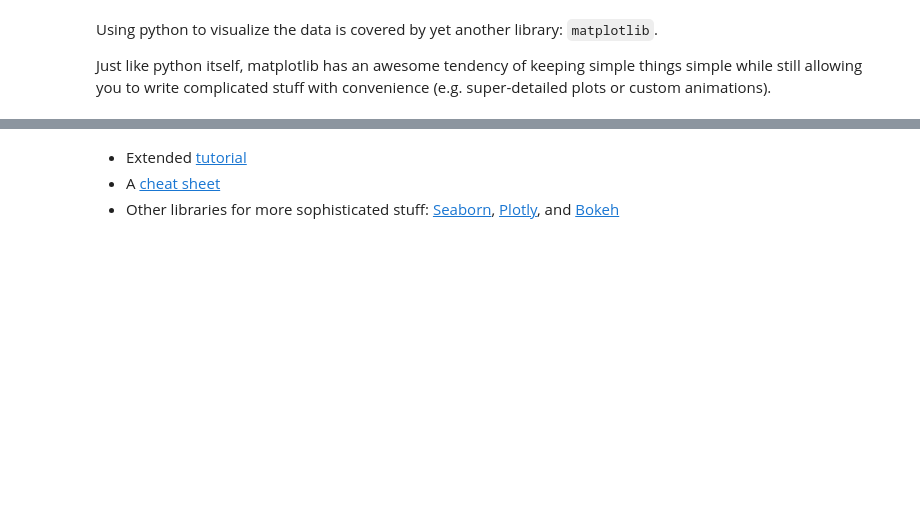
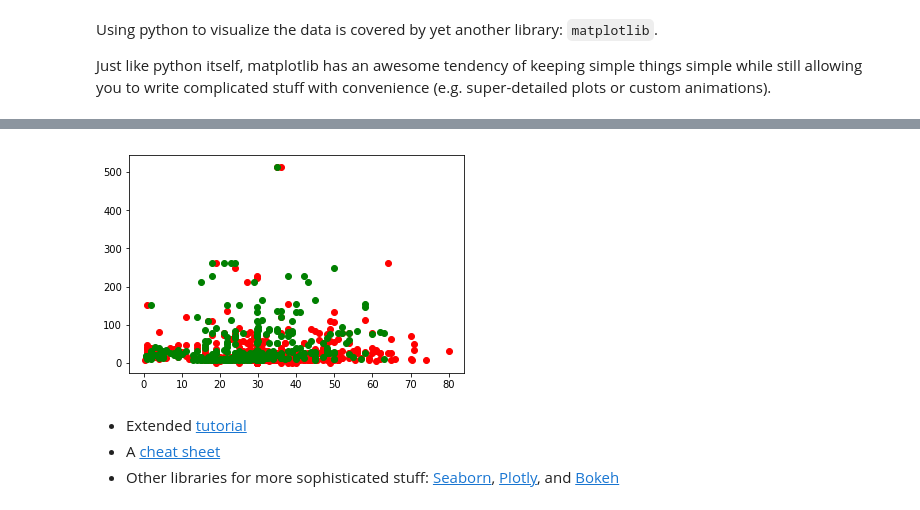
Before and after one commit to HSE-LAMBDA/MLatMIPS-2020, a Jupyter notebook: Introduction/02-Libraries.ipynb, the cells around one changed output, grey strips where cells are left out. Cells and saved outputs as stored; diff of their text form; code cells hidden in the pictures; blank space fills up the shorter version.

```diff
--- a/Introduction/02-Libraries.ipynb
+++ b/Introduction/02-Libraries.ipynb
@@ -453,9 +785,13 @@ plt.hist([0,1,1,1,2,2,3,3,3,3,3,4,4,5,5,5,6,7,7,8,9,10], bins=5);
 # %%
 # make a scatter plot of passenger age vs ticket fare
-
-<YOUR CODE>
+m_data = data[data["Sex"] == "male"]
+f_data = data[data["Sex"] == "female"]
+plt.scatter(m_data["Age"], m_data["Fare"], c='r')
+plt.scatter(f_data["Age"], f_data["Fare"], c='g');
 
 # kudos if you add separate colors for men and women
+# %% [output]
+[figure, added]
 # %% [markdown]
 * Extended [tutorial](https://matplotlib.org/2.0.2/users/pyplot_tutorial.html)
 * A [cheat sheet](http://bit.ly/2koHxNF)
```
Also changed, not shown: parts of 42 cells of this notebook, 3 other files.
